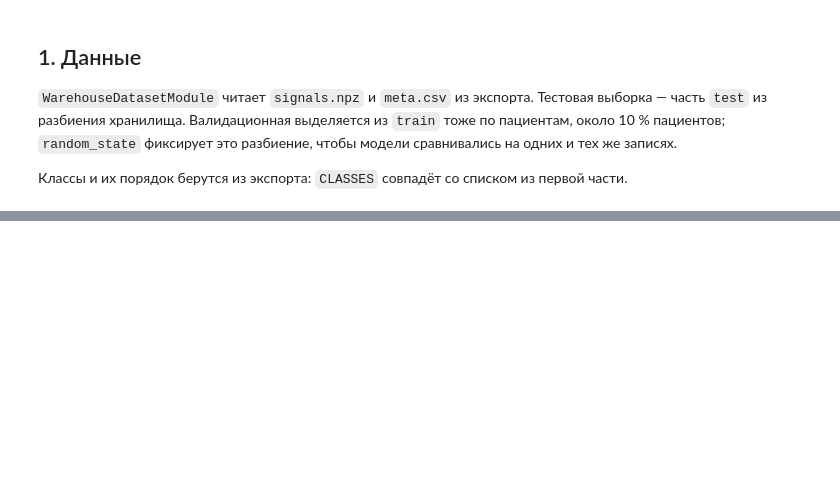
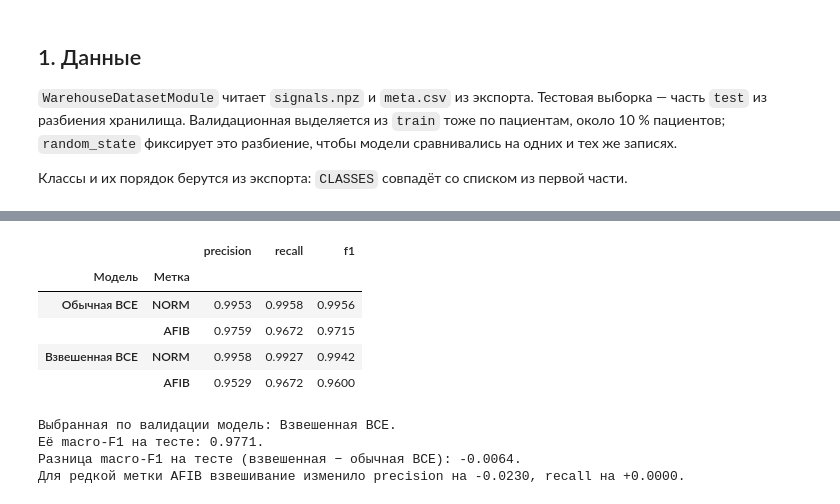
Before and after one commit to 4elodoy-Molovek/ecg-labwork, a Jupyter notebook: ecg-ml/notebooks/lab_training.ipynb, the cells around one changed output, grey strips where cells are left out. Cells and saved outputs as stored; diff of their text form; code cells hidden in the pictures; blank space fills up the shorter version.

```diff
--- a/ecg-ml/notebooks/lab_training.ipynb
+++ b/ecg-ml/notebooks/lab_training.ipynb
@@ -136,0 +219,9 @@ trainer.test(
+# %%
+test_results = {}
+for name, (trainer, model, _, _) in runs.items():
+    print(name)
+    test_results[name], = trainer.test(model, datamodule=datamodule, verbose=False)
+
+test = pd.DataFrame(test_results).T
+comparison = validation.join(test[["test/f1/macro", "test/precision/macro", "test/recall/macro"]])
+display(comparison.round(4))
@@ -136,0 +259,33 @@ trainer.test(
+# %%
+metrics = test_results[selected_model]
+per_class = pd.DataFrame([
+    {"Модель": name, "Метка": code, **{
+        metric: values[f"test/{metric}/{code}"]
+        for metric in ("precision", "recall", "f1")
+    }}
+    for name, values in test_results.items()
+    for code in CLASSES
+]).set_index(["Модель", "Метка"])
+display(per_class.round(4))
+
+print(f"Выбранная по валидации модель: {selected_model}.")
+print(f"Её macro-F1 на тесте: {metrics['test/f1/macro']:.4f}.")
+delta = test.loc["Взвешенная BCE", "test/f1/macro"] - test.loc["Обычная BCE", "test/f1/macro"]
+print(f"Разница macro-F1 на тесте (взвешенная − обычная BCE): {delta:+.4f}.")
+
+afib = per_class.xs("AFIB", level="Метка")
+precision_delta = afib.loc["Взвешенная BCE", "precision"] - afib.loc["Обычная BCE", "precision"]
+recall_delta = afib.loc["Взвешенная BCE", "recall"] - afib.loc["Обычная BCE", "recall"]
+print(f"Для редкой метки AFIB взвешивание изменило precision на {precision_delta:+.4f}, "
+      f"recall на {recall_delta:+.4f}.")
+# %% [output]
+|  |  | precision | recall | f1 |
+| Модель | Метка |  |  |  |
+| Обычная BCE | NORM | 0.9953 | 0.9958 | 0.9956 |
+|  | AFIB | 0.9759 | 0.9672 | 0.9715 |
+| Взвешенная BCE | NORM | 0.9958 | 0.9927 | 0.9942 |
+|  | AFIB | 0.9529 | 0.9672 | 0.9600 |
+Выбранная по валидации модель: Взвешенная BCE.
+Её macro-F1 на тесте: 0.9771.
+Разница macro-F1 на тесте (взвешенная − обычная BCE): -0.0064.
+Для редкой метки AFIB взвешивание изменило precision на -0.0230, recall на +0.0000.
```
Also changed, not shown: parts of 28 cells of this notebook.
